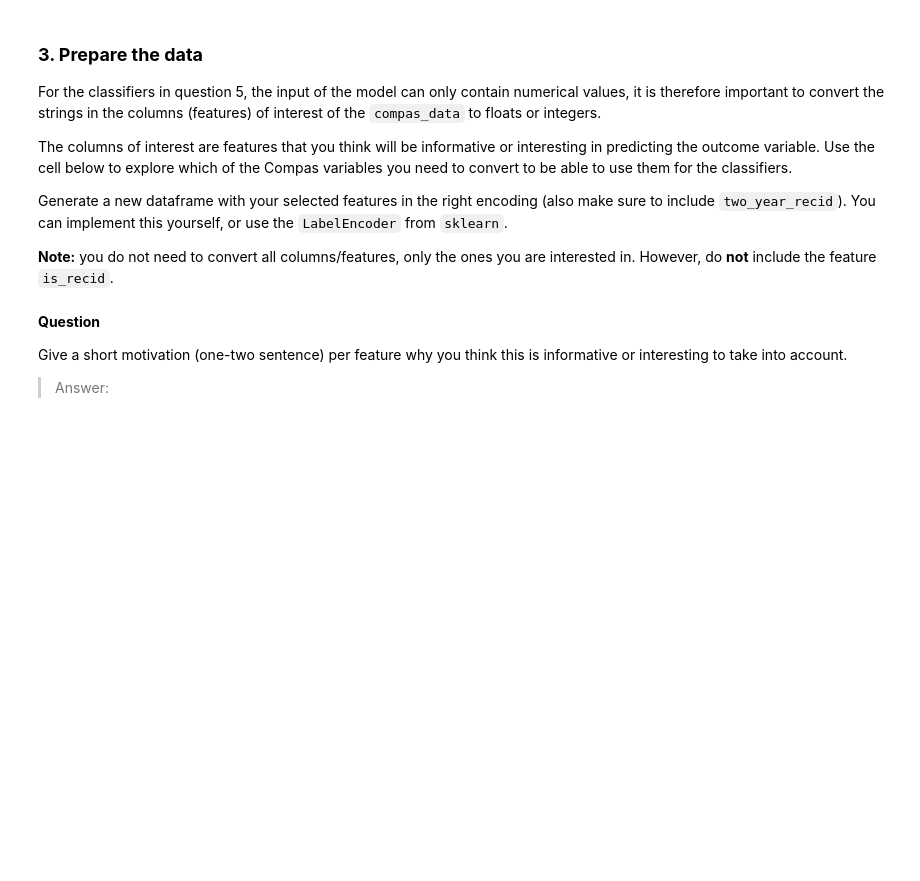
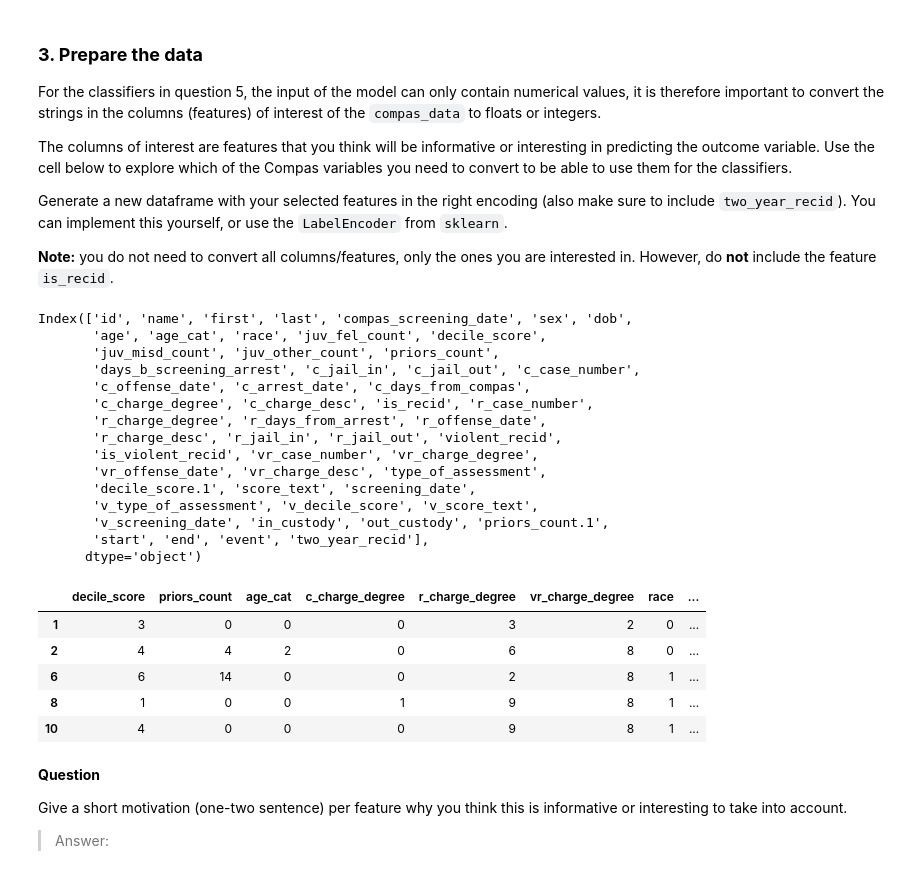
Before and after one commit to eliashendriks/Human_Centered_Machine_Learning, a Jupyter notebook: INFOMHCML_Programming_assignment_fairness2025.ipynb, the cells around one changed output. Drawn from its saved outputs; the diff is of its cells as text; code cells hidden in the pictures; blank space fills up the shorter version.

```diff
--- a/INFOMHCML_Programming_assignment_fairness2025.ipynb
+++ b/INFOMHCML_Programming_assignment_fairness2025.ipynb
@@ -237,3 +235,64 @@ Generate a new dataframe with your selected features in the right encoding (also
+# %%
+# Your code to prepare the data
+# Your code to prepare the data
+from sklearn.preprocessing import LabelEncoder
+print(compas_data.columns)
+
+
+selected_features_categorical = ['age_cat', 'c_charge_degree', 'r_charge_degree', 'vr_charge_degree']
+selected_features_numerical = ['decile_score', 'priors_count']
+
+
+prepared_compas_data = pd.DataFrame()
+
+
+# turn the strings into their exact integer value
+for feature in selected_features_numerical:
+    prepared_compas_data[feature] = compas_data[feature].astype(int)
+
+# for categorical features, we have to assign them integer values
+for feature in selected_features_categorical:
+    le = LabelEncoder()
+    prepared_compas_data[feature] = le.fit_transform(compas_data[feature])
+
+
+# Protected Features
+le = LabelEncoder()
+prepared_compas_data['race'] = le.fit_transform(compas_data['race'])
+le = LabelEncoder()
+prepared_compas_data['sex'] = le.fit_transform(compas_data['sex'])
+
+
+prepared_compas_data['two_year_recid'] = compas_data['two_year_recid'].astype(int)
+
+le = LabelEncoder()
+prepared_compas_data['race'] = le.fit_transform(compas_data['race'])
+le = LabelEncoder()
+prepared_compas_data['sex'] = le.fit_transform(compas_data['sex'])
+
+prepared_compas_data.head()
+# %% [output]
+Index(['id', 'name', 'first', 'last', 'compas_screening_date', 'sex', 'dob',
+       'age', 'age_cat', 'race', 'juv_fel_count', 'decile_score',
+       'juv_misd_count', 'juv_other_count', 'priors_count',
+       'days_b_screening_arrest', 'c_jail_in', 'c_jail_out', 'c_case_number',
+       'c_offense_date', 'c_arrest_date', 'c_days_from_compas',
+       'c_charge_degree', 'c_charge_desc', 'is_recid', 'r_case_number',
+       'r_charge_degree', 'r_days_from_arrest', 'r_offense_date',
+       'r_charge_desc', 'r_jail_in', 'r_jail_out', 'violent_recid',
+       'is_violent_recid', 'vr_case_number', 'vr_charge_degree',
+       'vr_offense_date', 'vr_charge_desc', 'type_of_assessment',
+       'decile_score.1', 'score_text', 'screening_date',
+       'v_type_of_assessment', 'v_decile_score', 'v_score_text',
+       'v_screening_date', 'in_custody', 'out_custody', 'priors_count.1',
+       'start', 'end', 'event', 'two_year_recid'],
+      dtype='object')
+|  | decile_score | priors_count | age_cat | c_charge_degree | r_charge_degree | vr_charge_degree | race | ... |
+| 1 | 3 | 0 | 0 | 0 | 3 | 2 | 0 | ... |
+| 2 | 4 | 4 | 2 | 0 | 6 | 8 | 0 | ... |
+| 6 | 6 | 14 | 0 | 0 | 2 | 8 | 1 | ... |
+| 8 | 1 | 0 | 0 | 1 | 9 | 8 | 1 | ... |
+| 10 | 4 | 0 | 0 | 0 | 9 | 8 | 1 | ... |
 # %% [markdown]
 **Question**
 
```
Also changed, not shown: parts of 1 cell of this notebook.
